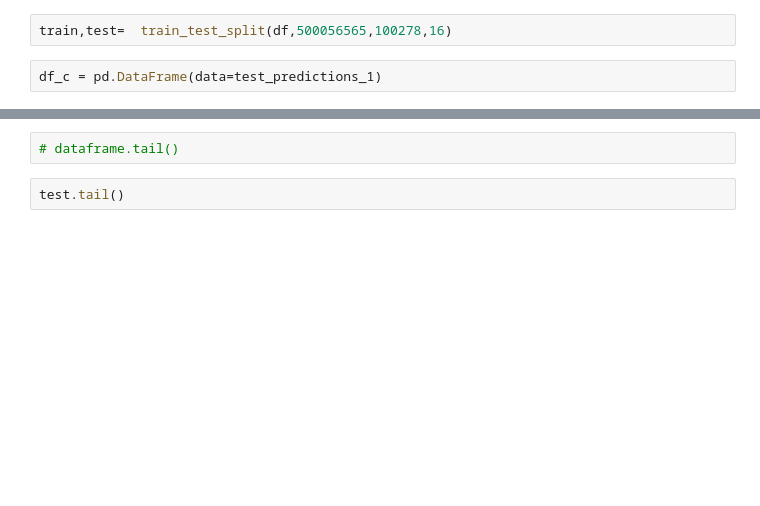
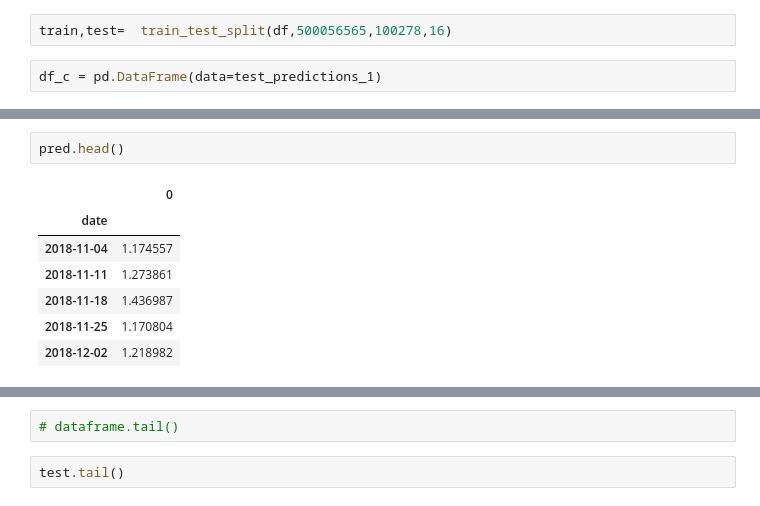
Before and after one commit to Chethan15/time_series, a Jupyter notebook: lstm/lstm_final.ipynb, the cells around one changed output, grey strips where cells are left out. Saved outputs shown, nothing was run; the diff lists cells and outputs as text; blank space fills up the shorter version.

```diff
--- a/lstm/lstm_final.ipynb
+++ b/lstm/lstm_final.ipynb
@@ -121,3 +569,13 @@ del test["index"]
+# %%
+pred.head()
+# %% [output]
+|  | 0 |
+| date |  |
+| 2018-11-04 | 1.174557 |
+| 2018-11-11 | 1.273861 |
+| 2018-11-18 | 1.436987 |
+| 2018-11-25 | 1.170804 |
+| 2018-12-02 | 1.218982 |
 # %%
 
 mae = mean_absolute_error(test.quantity, pred[0])
```
Also changed, not shown: parts of 27 cells of this notebook, 2 other files.
